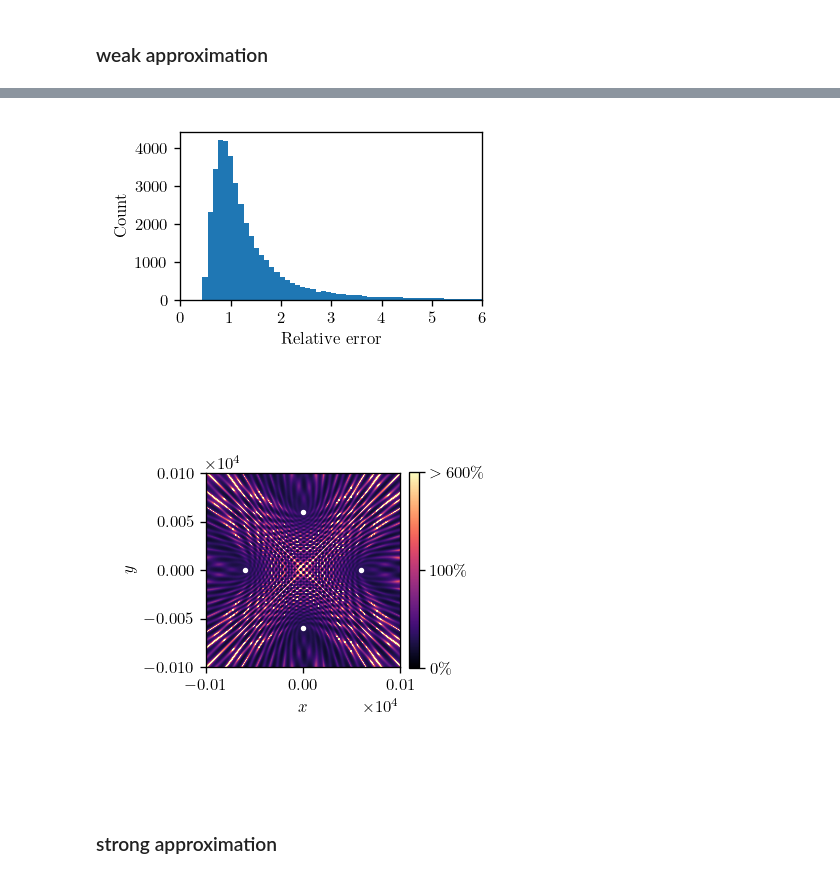
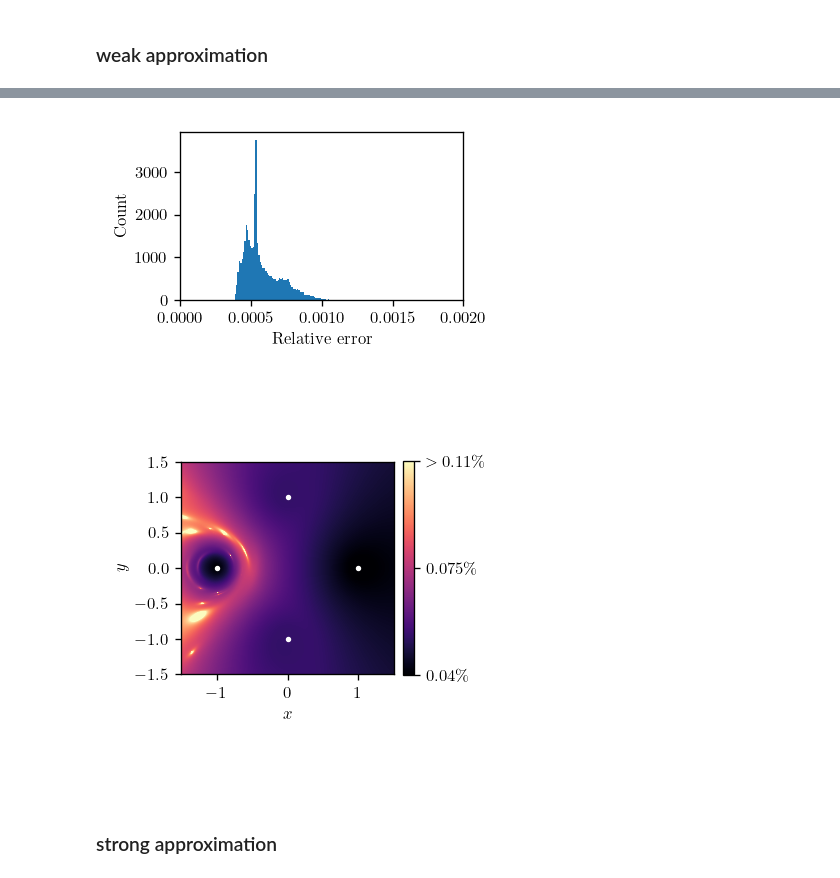
Before and after one commit to mekise/graph-theory-dda, a Jupyter notebook: notebooks/plot_paper.ipynb, the cells around one changed output, grey strips where cells are left out. Drawn from its saved outputs; the diff is of its cells as text; code cells hidden in the pictures.

```diff
--- a/notebooks/plot_paper.ipynb
+++ b/notebooks/plot_paper.ipynb
@@ -54,43 +56,43 @@ deviationavg = file["deviationavg"]
 
 fig, ax = plt.subplots(figsize=figsize, dpi=120)
 plt.gcf().set_facecolor("white") # set white background
-plt.hist(list(np.concatenate(deviationavg).flat), bins=2000)
-plt.xlim((0, 6))
+plt.hist(list(np.concatenate(deviationavg).flat), bins='auto')
+plt.xlim((0, 0.002))
 plt.xlabel("Relative error")
 plt.ylabel("Count")
 plt.tight_layout()
 # plt.savefig(saveplot)
 plt.show()
 # %% [output]
-[figure, old version]
+[figure, new version]
 # %%
 file = np.load("../data/weak_approx_map.npz")
 saveplot = "../data/weak_approx_map.pdf"
 scattpos = file["scattpos"]
 xx = file["xx"]
 yy = file["yy"]
 deviationavg = file["deviationavg"]
 
 fig, ax = plt.subplots(figsize=figsize_map, dpi=120)
 plt.gcf().set_facecolor("white") # set white background
 for i in range(scattpos.shape[0]):
     ax.scatter(scattpos[i, 0], scattpos[i, 1], c='w', s=5)
 im = ax.imshow(deviationavg,
            origin="lower",
            extent=(xx[0], xx[-1], yy[0], yy[-1]),
            cmap="magma",
-           vmin=0.,
-           vmax=6.)
-ax.ticklabel_format(scilimits=(4,4))
-cbar = fig.colorbar(im, fraction=0.046, pad=0.04, ticks=[0., 3., 6.])
-cbar.set_ticklabels(['$0\%$', '100\%', '$>600\%$'])
+           vmin=0.0004,
+           vmax=0.0011)
+ax.ticklabel_format(scilimits=(0,0))
+cbar = fig.colorbar(im, fraction=0.046, pad=0.04, ticks=[0.0004, 0.00075, 0.0011])
+cbar.set_ticklabels(['$0.04\%$', '0.075\%', '$>0.11\%$'])
 plt.xlabel("$x$")
 plt.ylabel("$y$")
 plt.tight_layout()
 plt.savefig(saveplot)
 plt.show()
 # %% [output]
-[figure, old version]
+[figure, new version]
 # %% [markdown]
 ### strong approximation
 # %%
```
Also changed, not shown: parts of 7 cells of this notebook, 7 other files.
